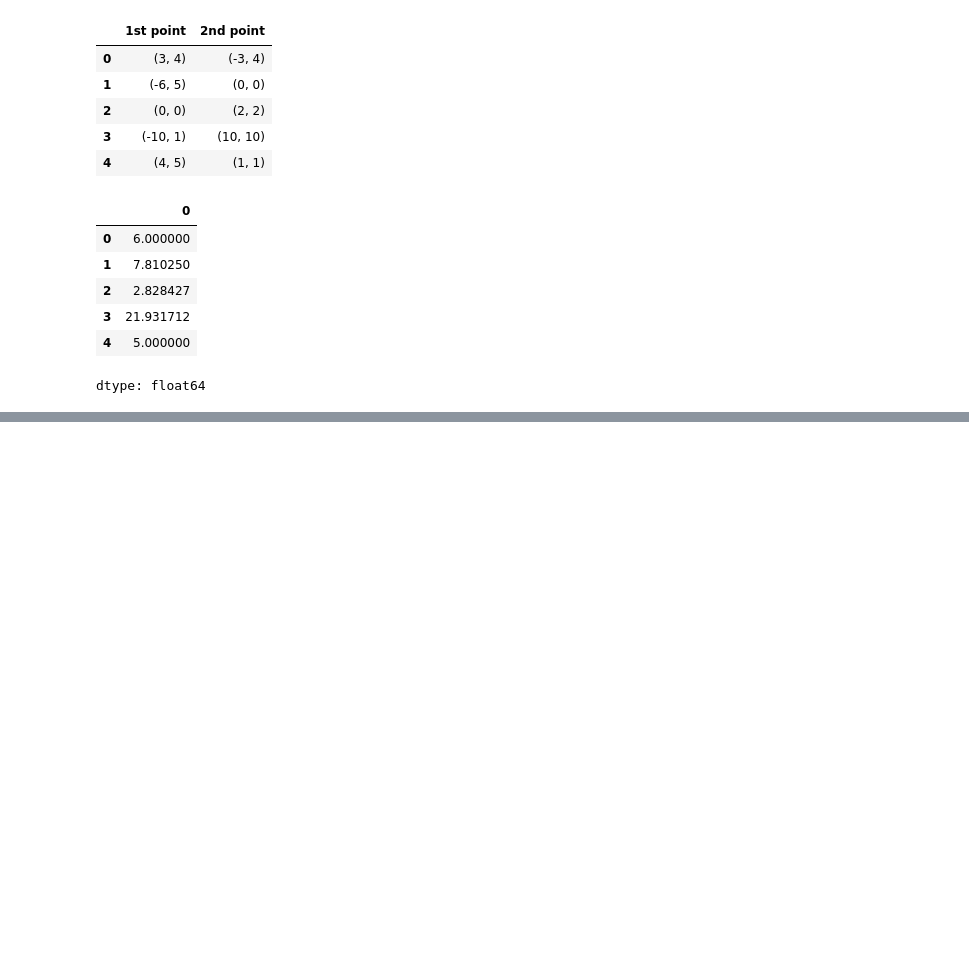
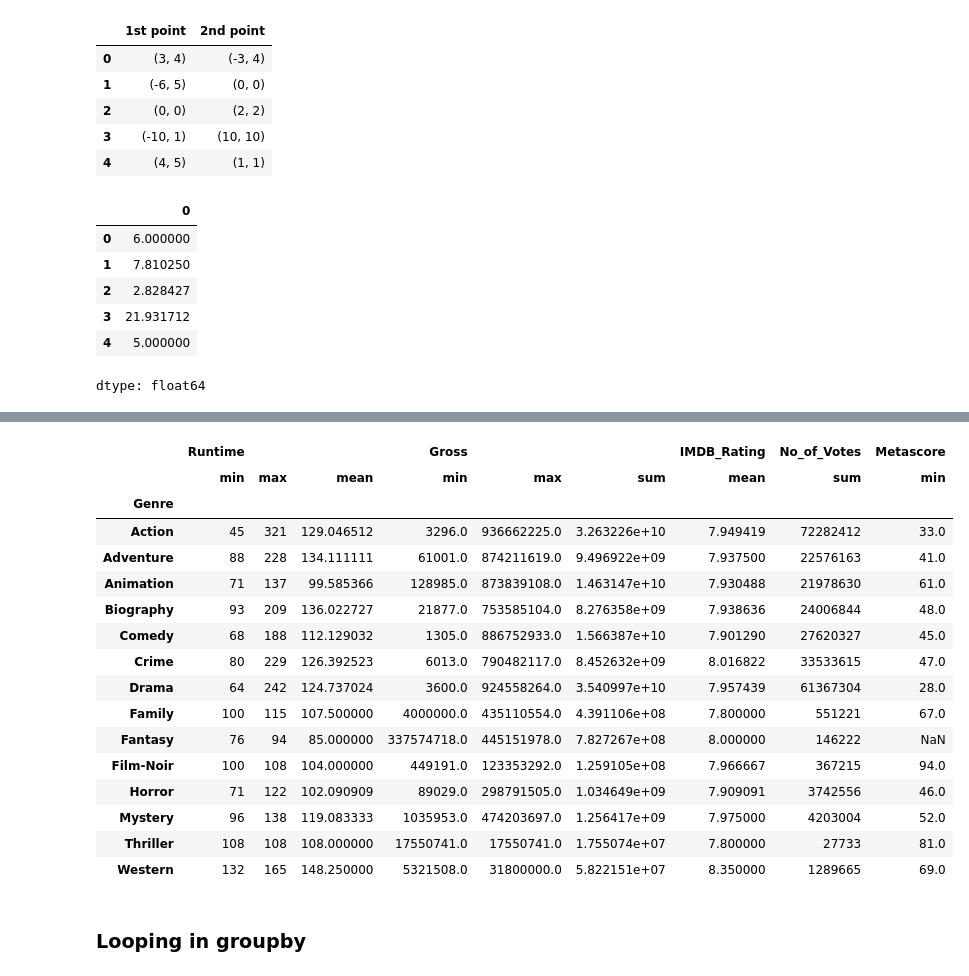
Before and after one commit to harry9855/PYTHON-AI-ML, a Jupyter notebook: PandasPracDataFrame.ipynb, the cells around one changed output, grey strips where cells are left out. Cells and saved outputs as stored; diff of their text form; code cells hidden in the pictures; blank space fills up the shorter version.

```diff
--- a/PandasPracDataFrame.ipynb
+++ b/PandasPracDataFrame.ipynb
@@ -1379,0 +1909,31 @@ dtype: float64
+# %%
+# applying multiple operation at single columns
+genre.agg(
+    {
+        'Runtime':['min','max','mean'],
+        'Gross':['min','max','sum',],
+        'IMDB_Rating':'mean',
+        'No_of_Votes':'sum',
+        'Metascore':'min'
+    }
+)
+# %% [output]
+|  | Runtime |  |  | Gross |  |  | IMDB_Rating | No_of_Votes | Metascore |
+|  | min | max | mean | min | max | sum | mean | sum | min |
+| Genre |  |  |  |  |  |  |  |  |  |
+| Action | 45 | 321 | 129.046512 | 3296.0 | 936662225.0 | 3.263226e+10 | 7.949419 | 72282412 | 33.0 |
+| Adventure | 88 | 228 | 134.111111 | 61001.0 | 874211619.0 | 9.496922e+09 | 7.937500 | 22576163 | 41.0 |
+| Animation | 71 | 137 | 99.585366 | 128985.0 | 873839108.0 | 1.463147e+10 | 7.930488 | 21978630 | 61.0 |
+| Biography | 93 | 209 | 136.022727 | 21877.0 | 753585104.0 | 8.276358e+09 | 7.938636 | 24006844 | 48.0 |
+| Comedy | 68 | 188 | 112.129032 | 1305.0 | 886752933.0 | 1.566387e+10 | 7.901290 | 27620327 | 45.0 |
+| Crime | 80 | 229 | 126.392523 | 6013.0 | 790482117.0 | 8.452632e+09 | 8.016822 | 33533615 | 47.0 |
+| Drama | 64 | 242 | 124.737024 | 3600.0 | 924558264.0 | 3.540997e+10 | 7.957439 | 61367304 | 28.0 |
+| Family | 100 | 115 | 107.500000 | 4000000.0 | 435110554.0 | 4.391106e+08 | 7.800000 | 551221 | 67.0 |
+| Fantasy | 76 | 94 | 85.000000 | 337574718.0 | 445151978.0 | 7.827267e+08 | 8.000000 | 146222 | NaN |
+| Film-Noir | 100 | 108 | 104.000000 | 449191.0 | 123353292.0 | 1.259105e+08 | 7.966667 | 367215 | 94.0 |
+| Horror | 71 | 122 | 102.090909 | 89029.0 | 298791505.0 | 1.034649e+09 | 7.909091 | 3742556 | 46.0 |
+| Mystery | 96 | 138 | 119.083333 | 1035953.0 | 474203697.0 | 1.256417e+09 | 7.975000 | 4203004 | 52.0 |
+| Thriller | 108 | 108 | 108.000000 | 17550741.0 | 17550741.0 | 1.755074e+07 | 7.800000 | 27733 | 81.0 |
+| Western | 132 | 165 | 148.250000 | 5321508.0 | 31800000.0 | 5.822151e+07 | 8.350000 | 1289665 | 69.0 |
+# %% [markdown]
+### Looping in groupby
```
Also changed, not shown: parts of 55 cells of this notebook.
